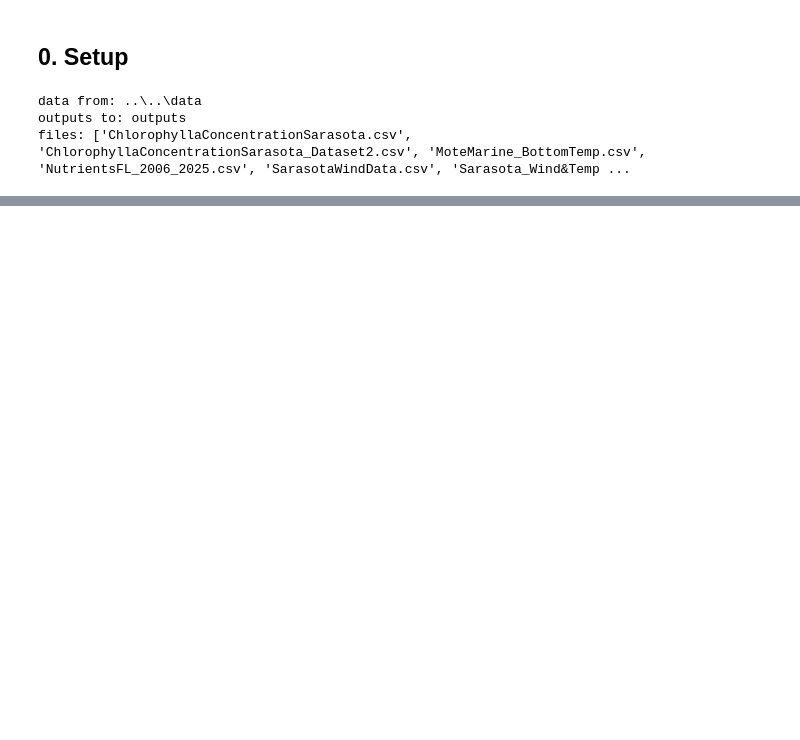
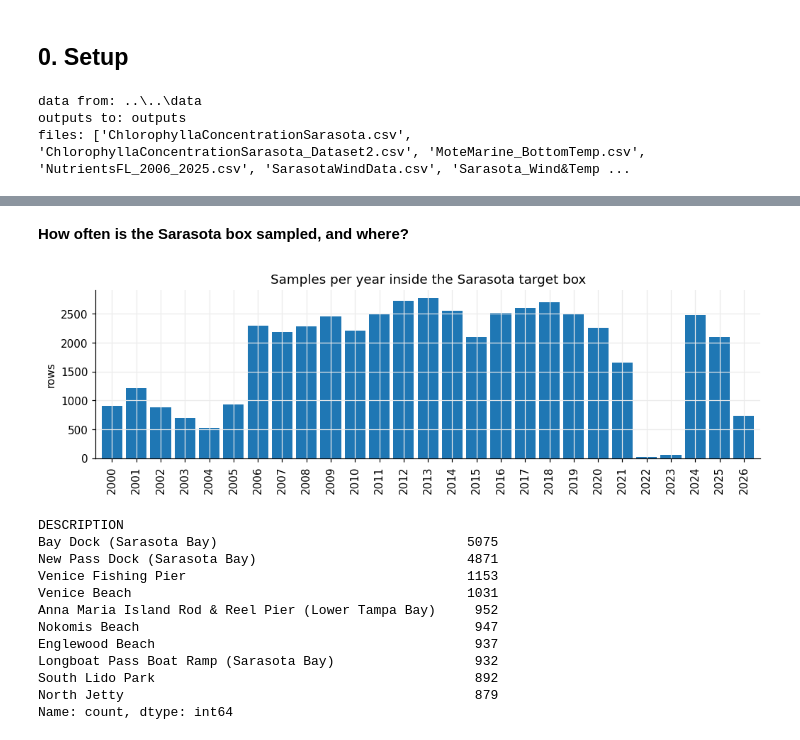
Before and after one commit to Break-Through-Tech/Biointerphase-1A-forecasting-harmful-algal-bloom-risk, a Jupyter notebook: models/notebooks/00_master_eda_and_merge.ipynb, the cells around one changed output, grey strips where cells are left out. Drawn from its saved outputs; the diff is of its cells as text; code cells hidden in the pictures; blank space fills up the shorter version.

```diff
--- a/models/notebooks/00_master_eda_and_merge.ipynb
+++ b/models/notebooks/00_master_eda_and_merge.ipynb
@@ -265,0 +447,21 @@ def summarise_cleaning(dataset: str, subset_steps: tuple = ()) -> pd.DataFrame:
+# %% [markdown]
+**How often is the Sarasota box sampled, and where?**
+# %%
+tgt_raw = habsos_raw[is_in_box(habsos_raw["LATITUDE"], habsos_raw["LONGITUDE"], TARGET_BOX)]
+plot_per_year(tgt_raw.loc[tgt_raw["date"] >= "2000", "date"], "Samples per year inside the Sarasota target box")
+plt.show()
+print(tgt_raw["DESCRIPTION"].value_counts().head(10))
+# %% [output]
+[figure, added]
+DESCRIPTION
+Bay Dock (Sarasota Bay)                                5075
+New Pass Dock (Sarasota Bay)                           4871
+Venice Fishing Pier                                    1153
+Venice Beach                                           1031
+Anna Maria Island Rod & Reel Pier (Lower Tampa Bay)     952
+Nokomis Beach                                           947
+Englewood Beach                                         937
+Longboat Pass Boat Ramp (Sarasota Bay)                  932
+South Lido Park                                         892
+North Jetty                                             879
+Name: count, dtype: int64
```
Also changed, not shown: parts of 35 cells of this notebook, 3 other files.
